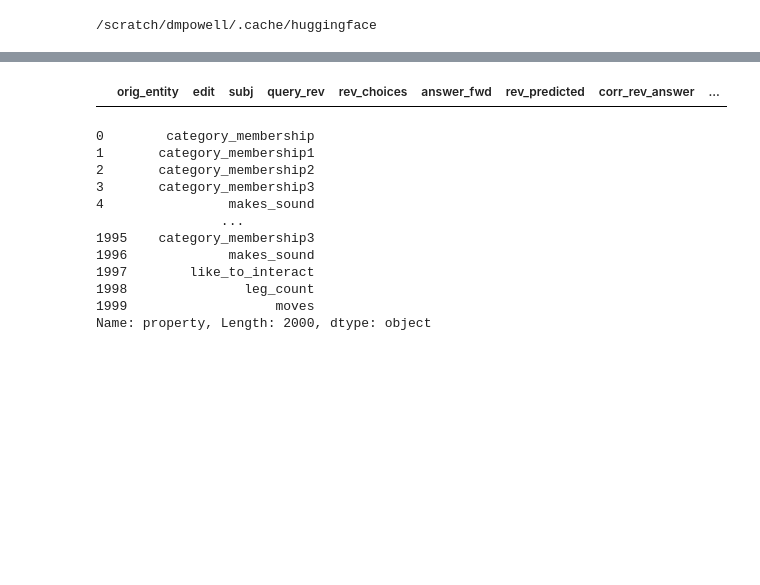
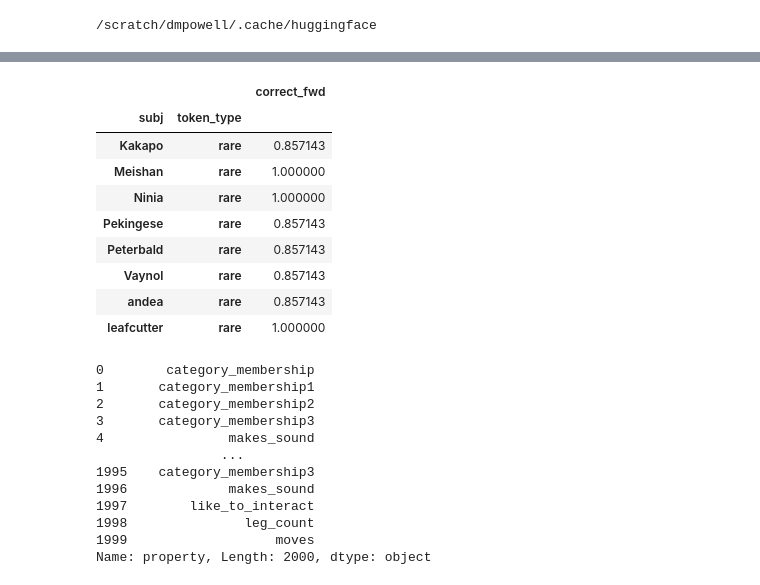
Before and after one commit to derekpowell/EasyEdit, a Jupyter notebook: analysis.ipynb, the cells around one changed output, grey strips where cells are left out. Drawn from its saved outputs; the diff is of its cells as text; code cells hidden in the pictures; blank space fills up the shorter version.

```diff
--- a/analysis.ipynb
+++ b/analysis.ipynb
@@ -132,17 +134,38 @@ report_results(load_result("results/csv/meta-llama-Llama-2-7b-hf-ICE.csv"))
 | (property, rev, rare) | 0.250000 | 1.000000 |
 | (property, rev, typical) | 0.250000 | 1.000000 |
 # %%
-res = load_result("results/csv/meta-llama-Llama-2-7b-hf-ROME.csv")
+res = load_result("results/csv/meta-llama-Llama-2-7b-hf-ROMEnoprefix.csv")
 
 (
     res
-    .loc[lambda x: x.token_type =="typical_token_y"]
-    .loc[lambda x: ~x.property.str.startswith("category_membership")]
-    # .loc[lambda x: x.orig_entity == "cow"]
-    .filter(["orig_entity", "edit", "subj", "query_rev", "rev_choices", "answer_fwd", "rev_predicted", "corr_rev_answer", "correct_rev"])
+    .loc[lambda x: x.property=="category_membership"]
+    .groupby(["subj", "token_type"])
+    .agg(correct_fwd = ("correct_fwd", "mean"))
+    .loc[lambda x: x.correct_fwd > .8]
+#     .loc[lambda x: x.token_type =="typical"]
+#     .loc[lambda x: ~x.property.str.startswith("category_membership")]
+#     # .loc[lambda x: x.orig_entity == "cow"]
+#     .filter(["orig_entity", "edit", "subj", "query_rev", "rev_choices", "answer_fwd", "rev_predicted", "corr_rev_answer", "correct_rev"])
 )
+
+# (
+#     res
+#     .loc[lambda x: x.subj=="Holstein"]
+#     .loc[lambda x: x.property=="category_membership"]
+# )
+
+# res.loc[lambda x: x.subj == "bumblebee"]
 # %% [output]
-|  | orig_entity | edit | subj | query_rev | rev_choices | answer_fwd | rev_predicted | corr_rev_answer | ... |
+|  |  | correct_fwd |
+| subj | token_type |  |
+| Kakapo | rare | 0.857143 |
+| Meishan | rare | 1.000000 |
+| Ninia | rare | 1.000000 |
+| Pekingese | rare | 0.857143 |
+| Peterbald | rare | 0.857143 |
+| Vaynol | rare | 0.857143 |
+| andea | rare | 0.857143 |
+| leafcutter | rare | 1.000000 |
 # %%
 res.property
 # %% [output]
```
Also changed, not shown: parts of 5 cells of this notebook, 4 other files.
